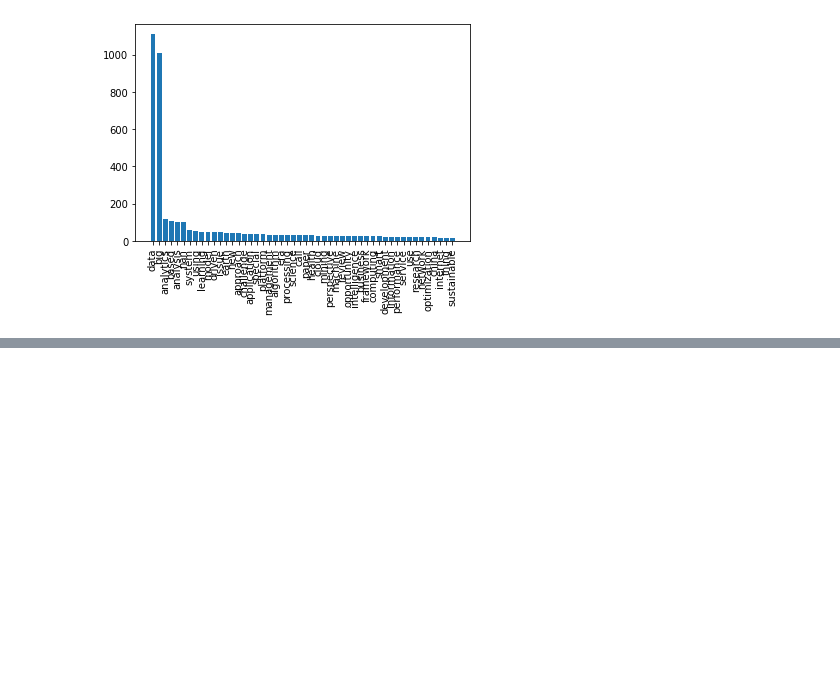
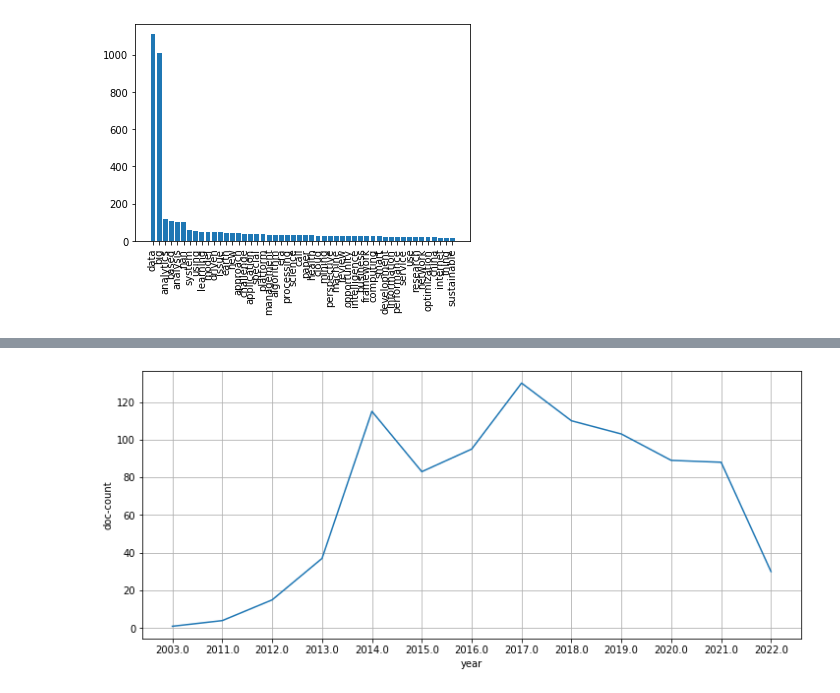
Before and after one commit to bank2014/Python_Datamining, a Jupyter notebook: 8장 영어단어분석.ipynb, the cells around one changed output, grey strips where cells are left out. Saved outputs shown, nothing was run; the diff lists cells and outputs as text; code cells hidden in the pictures; blank space fills up the shorter version.

```diff
--- a/8장 영어단어분석.ipynb
+++ b/8장 영어단어분석.ipynb
@@ -246,0 +255,4 @@ plt.show()
+# %%
+all_files_data_concat['doc_count'] = 0
+summary_year = all_files_data_concat.groupby('출판일', as_index = False)['doc_count'].count()
+summary_year #출력하여 내용 확인
@@ -246,0 +274,10 @@ plt.show()
+# %%
+plt.figure(figsize = (12, 5))
+plt.xlabel("year")
+plt.ylabel("doc-count")
+plt.grid(True)
+plt.plot(range(len(summary_year)), summary_year['doc_count'])
+plt.xticks(range(len(summary_year)), [text for text in summary_year['출판일']])
+plt.show()
+# %% [output]
+[figure, added]
```
Also changed, not shown: parts of 7 cells of this notebook, 1 other file.
